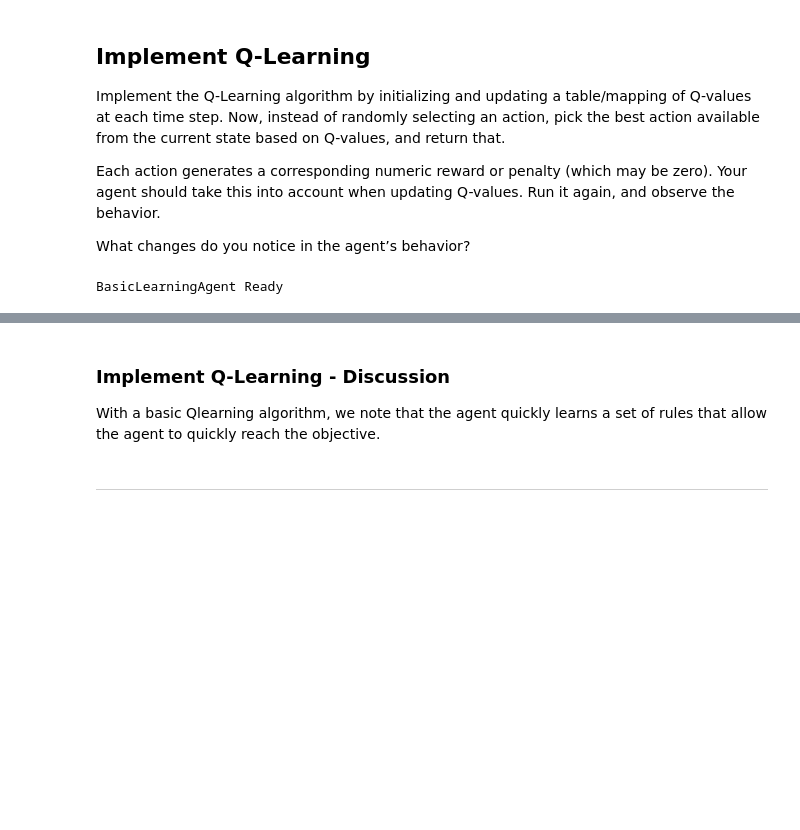
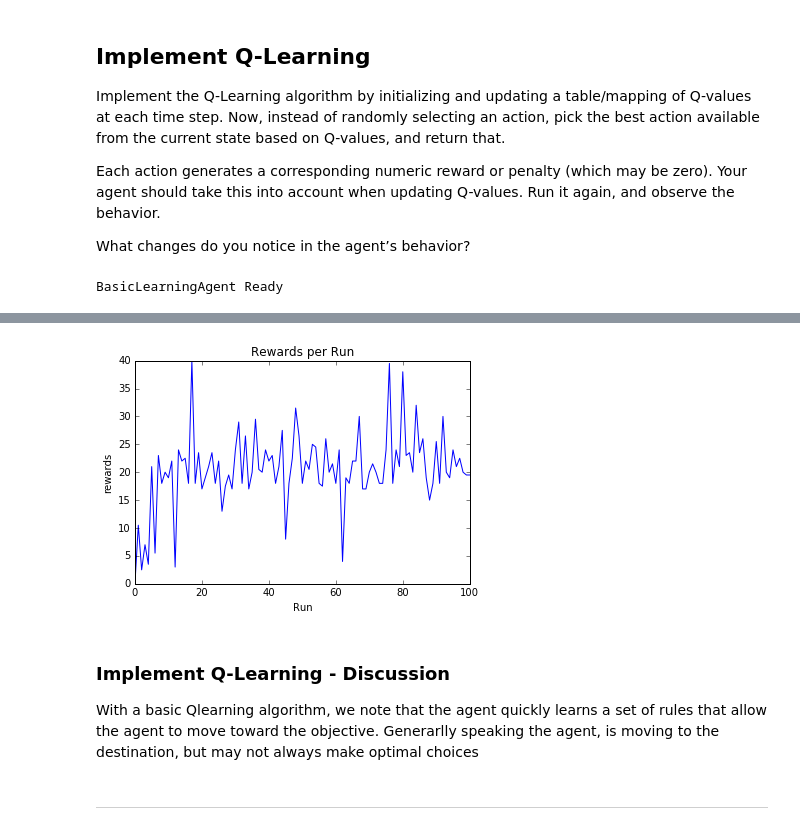
Before and after one commit to llathrop/smartcab, a Jupyter notebook: agent.ipynb, the cells around one changed output, grey strips where cells are left out. Drawn from its saved outputs; the diff is of its cells as text; code cells hidden in the pictures; blank space fills up the shorter version.

```diff
--- a/agent.ipynb
+++ b/agent.ipynb
@@ -336,6 +338,27 @@ class BasicLearningAgent(RandomAgent):
         self.gamma=0
         self.last_state = None
         self.last_action = None
+        self.total_reward=[0]
+
+    def reset(self, destination=None):
+        self.planner.route_to(destination)
+        # TODO: Prepare for a new trip; reset any variables here, if required
+        #print"RESET, Final state:\n", self.state
+        try:
+            if self.deadline[len(self.features)-1] >0: #deadline less than zero
+                self.goal+=1 #FIXME - order
+                print "PASS! {} steps to goal,Goal reached {} times out of {}!".format(self.deadline[len(self.features)-1],self.goal,len(self.features))
+            else:
+                print "FAIL! {} steps to goal,Goal reached {} times out of {}!".format(self.deadline[len(self.features)-1],self.goal,len(self.features))
+                pass
+        except:
+            print "Trial 0 - Goal reached {} times out of {}!".format(self.goal,len(self.features))
+            pass
+        print "----------------------------------------------------------"
+        self.features.append({})
+        self.deadline.append(None)
+        self.total_reward.append(0)
+        self.steps=0
 
     def update(self, t):
         # Gather inputs
@@ -345,7 +368,6 @@ class BasicLearningAgent(RandomAgent):
         inputs = self.env.sense(self)
 
         deadline = self.env.get_deadline(self)
-
         # TODO: Update state
 
         inputs['next_waypoint']=self.next_waypoint
@@ -371,6 +393,7 @@ class BasicLearningAgent(RandomAgent):
 
         self.last_state = self.state
         self.last_action = action
+        self.total_reward[len(self.total_reward)-1] =self.total_reward[len(self.total_reward)-1]+reward
 
         #print "LearningAgent.update(): self.state{}, action = {}, reward = {}, next_waypoint = {}".format(
         #                                        self.state, action, reward,self.next_waypoint, )  # [debug]
@@ -379,6 +402,6 @@ print "BasicLearningAgent Ready"
 BasicLearningAgent Ready
 # %%
 # run the trials for the Basic Q learning agent
-basicLearnFeatures,BLdeadlines=run(agentType=BasicLearningAgent,trials=5000, deadline=True)
+basicLearnFeatures,BLdeadlines,BLrewards=run(agentType=BasicLearningAgent,trials=100, deadline=True)
 # %% [output]
 Simulator.run(): Trial 0
@@ -407,6 +432,14 @@ plt.show()
+# %%
+plt.plot (BLrewards)
+plt.ylabel('rewards')
+plt.xlabel('Run')
+plt.title("Rewards per Run")
+plt.show()
+# %% [output]
+[figure, added]
 # %% [markdown]
 ### Implement Q-Learning - Discussion
-With a basic Qlearning algorithm, we note that the agent quickly learns a set of rules that allow the agent to quickly reach the objective.
+With a basic Qlearning algorithm, we note that the agent quickly learns a set of rules that allow the agent to move toward the objective. Generarlly speaking the agent, is moving to the destination, but may not always make optimal choices
 # %% [markdown]
 ---------------------------------------------------------------
 # %% [markdown]
```
Also changed, not shown: parts of 8 cells of this notebook, 1 other file.
